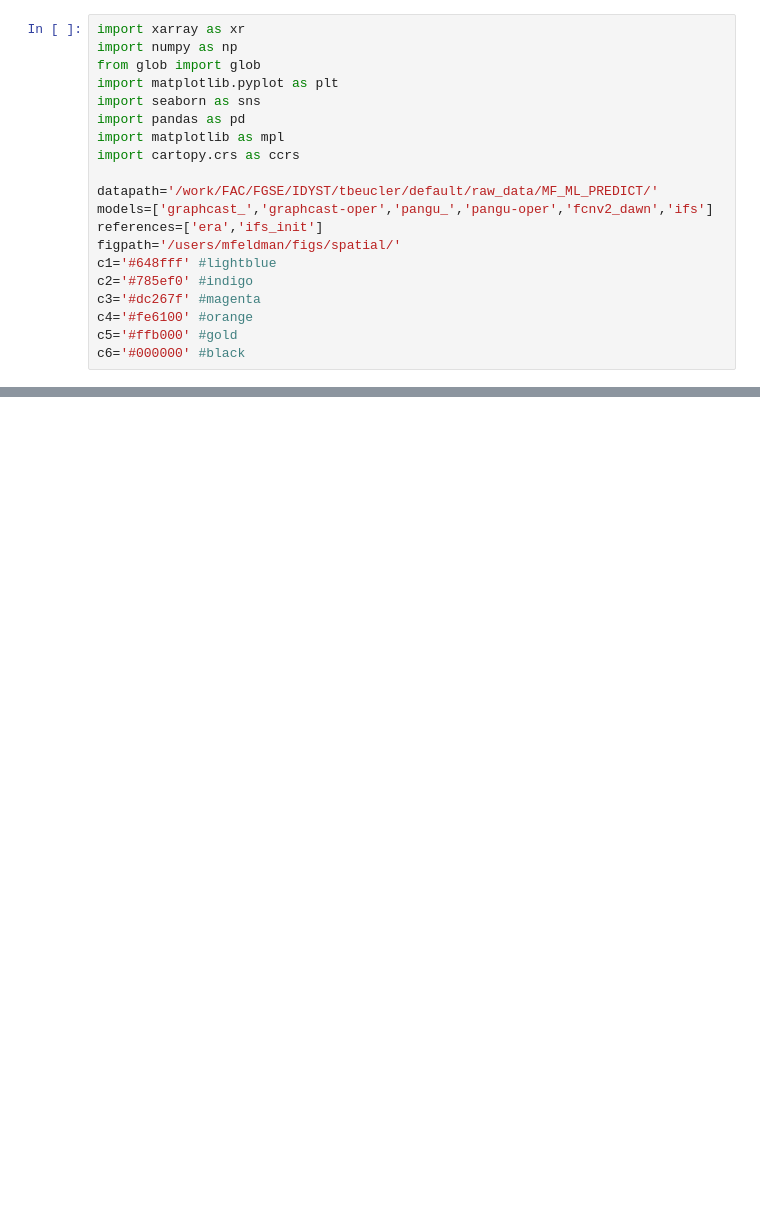
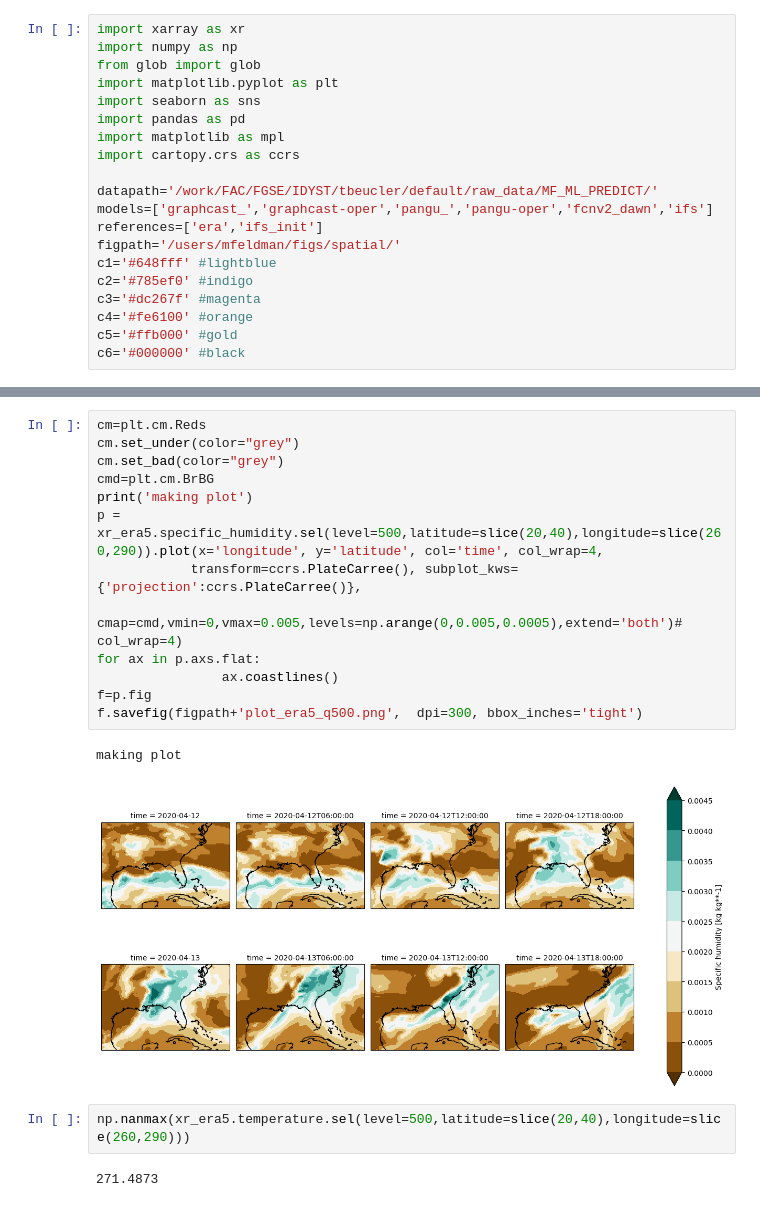
Before and after one commit to feldmann-m/AI-storm, a Jupyter notebook: devel/Case_vis.ipynb, the cells around one changed output, grey strips where cells are left out. Cells and saved outputs as stored; diff of their text form; blank space fills up the shorter version.

```diff
--- a/devel/Case_vis.ipynb
+++ b/devel/Case_vis.ipynb
@@ -155,0 +169,20 @@ files[:-2]
+# %%
+cm=plt.cm.Reds
+cm.set_under(color="grey")
+cm.set_bad(color="grey")
+cmd=plt.cm.BrBG
+print('making plot')
+p = xr_era5.specific_humidity.sel(level=500,latitude=slice(20,40),longitude=slice(260,290)).plot(x='longitude', y='latitude', col='time', col_wrap=4,
+            transform=ccrs.PlateCarree(), subplot_kws={'projection':ccrs.PlateCarree()},
+            cmap=cmd,vmin=0,vmax=0.005,levels=np.arange(0,0.005,0.0005),extend='both')# col_wrap=4)
+for ax in p.axs.flat:
+                ax.coastlines()
+f=p.fig
+f.savefig(figpath+'plot_era5_q500.png',  dpi=300, bbox_inches='tight')
+# %% [output]
+making plot
+[figure, added]
+# %%
+np.nanmax(xr_era5.temperature.sel(level=500,latitude=slice(20,40),longitude=slice(260,290)))
+# %% [output]
+271.4873
```
Also changed, not shown: parts of 10 cells of this notebook, 2 other files.
